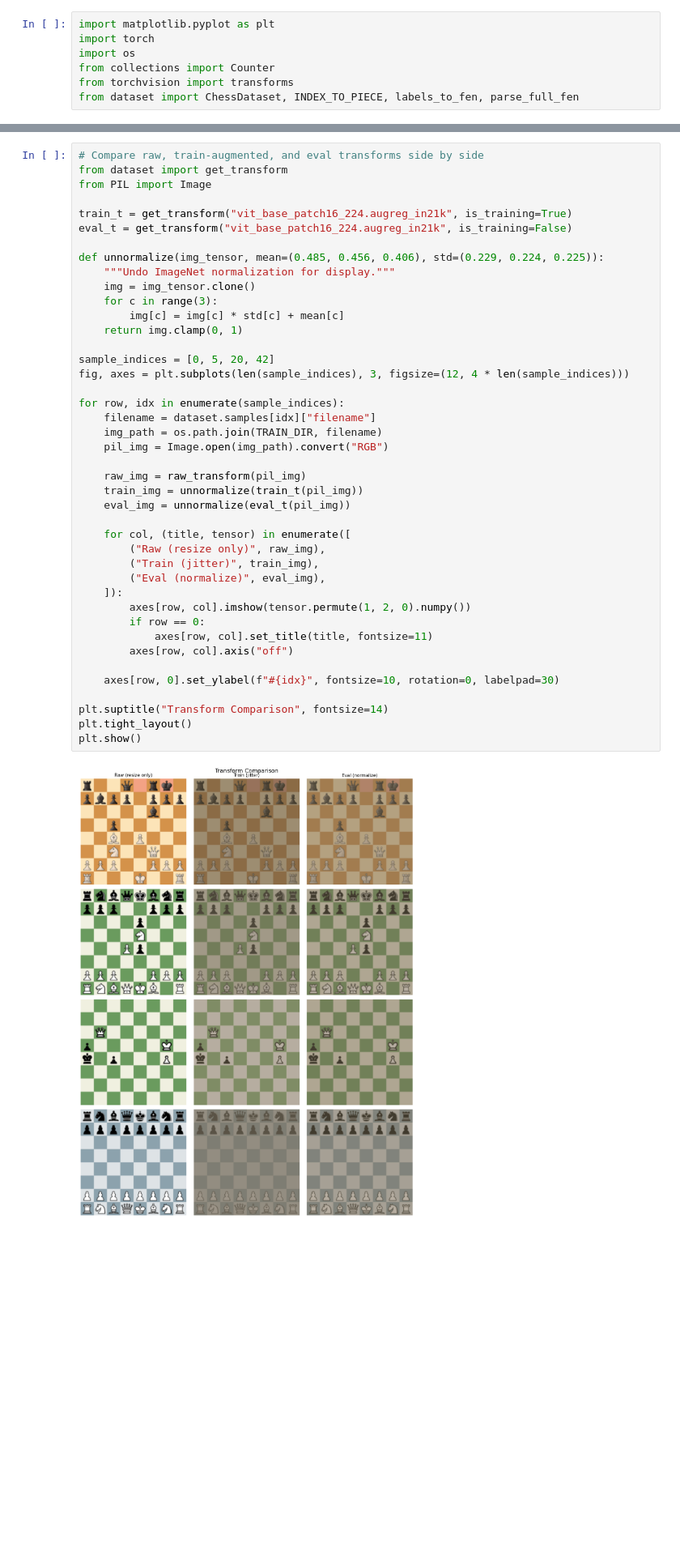
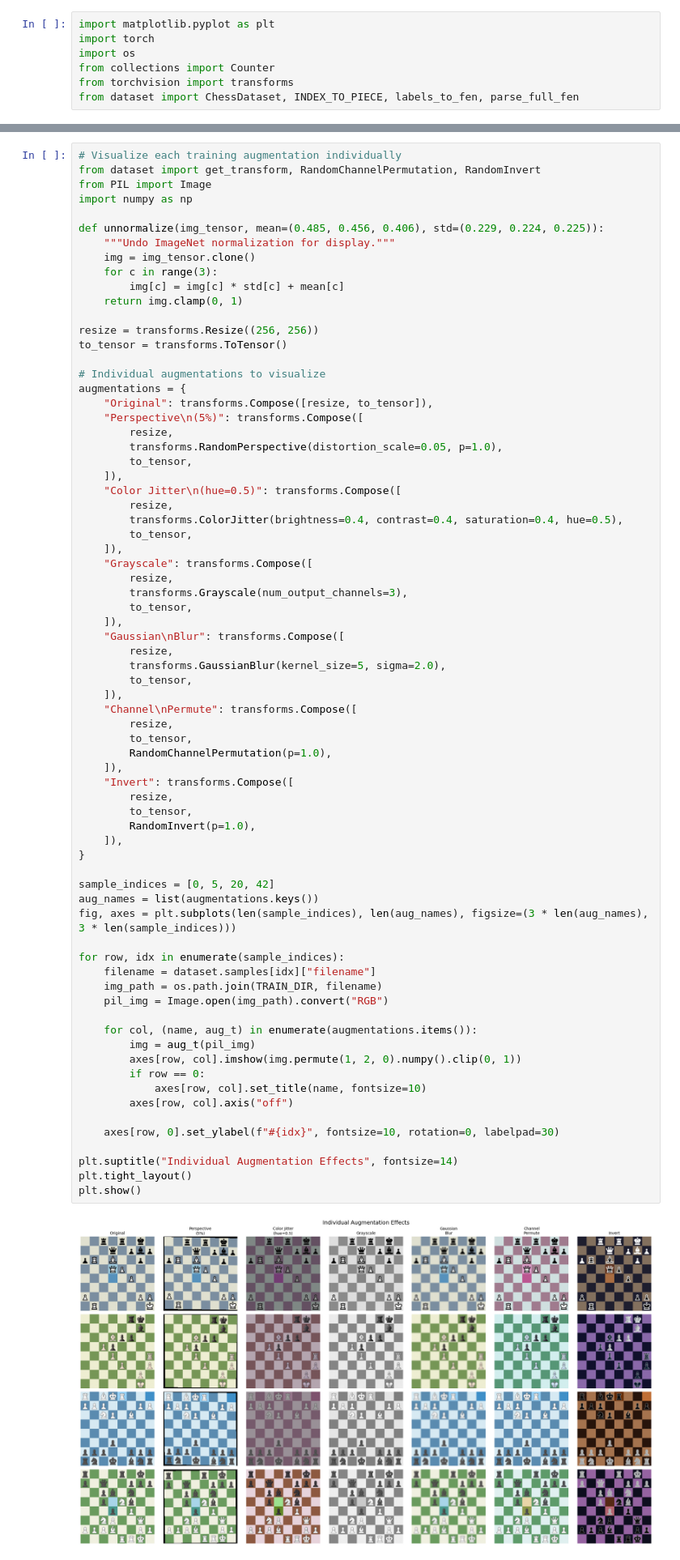
Before and after one commit to cloudui/chess-vision, a Jupyter notebook: visualize.ipynb, the cells around one changed output, grey strips where cells are left out. Shown at 81% size. Cells and saved outputs as stored; diff of their text form; blank space fills up the shorter version.

Commit message:
Update notebook with perspective transform visualization

```diff
--- a/visualize.ipynb
+++ b/visualize.ipynb
@@ -166,44 +166,74 @@ else:
 # %%
-# Compare raw, train-augmented, and eval transforms side by side
-from dataset import get_transform
+# Visualize each training augmentation individually
+from dataset import get_transform, RandomChannelPermutation, RandomInvert
 from PIL import Image
-
-train_t = get_transform("vit_base_patch16_224.augreg_in21k", is_training=True)
-eval_t = get_transform("vit_base_patch16_224.augreg_in21k", is_training=False)
+import numpy as np
 
 def unnormalize(img_tensor, mean=(0.485, 0.456, 0.406), std=(0.229, 0.224, 0.225)):
     """Undo ImageNet normalization for display."""
     img = img_tensor.clone()
     for c in range(3):
         img[c] = img[c] * std[c] + mean[c]
     return img.clamp(0, 1)
 
+resize = transforms.Resize((256, 256))
+to_tensor = transforms.ToTensor()
+
+# Individual augmentations to visualize
+augmentations = {
+    "Original": transforms.Compose([resize, to_tensor]),
+    "Perspective\n(5%)": transforms.Compose([
+        resize,
+        transforms.RandomPerspective(distortion_scale=0.05, p=1.0),
+        to_tensor,
+    ]),
+    "Color Jitter\n(hue=0.5)": transforms.Compose([
+        resize,
+        transforms.ColorJitter(brightness=0.4, contrast=0.4, saturation=0.4, hue=0.5),
+        to_tensor,
+    ]),
+    "Grayscale": transforms.Compose([
+        resize,
+        transforms.Grayscale(num_output_channels=3),
+        to_tensor,
+    ]),
+    "Gaussian\nBlur": transforms.Compose([
+        resize,
+        transforms.GaussianBlur(kernel_size=5, sigma=2.0),
+        to_tensor,
+    ]),
+    "Channel\nPermute": transforms.Compose([
+        resize,
+        to_tensor,
+        RandomChannelPermutation(p=1.0),
+    ]),
+    "Invert": transforms.Compose([
+        resize,
+        to_tensor,
+        RandomInvert(p=1.0),
+    ]),
+}
+
 sample_indices = [0, 5, 20, 42]
-fig, axes = plt.subplots(len(sample_indices), 3, figsize=(12, 4 * len(sample_indices)))
+aug_names = list(augmentations.keys())
+fig, axes = plt.subplots(len(sample_indices), len(aug_names), figsize=(3 * len(aug_names), 3 * len(sample_indices)))
 
 for row, idx in enumerate(sample_indices):
     filename = dataset.samples[idx]["filename"]
     img_path = os.path.join(TRAIN_DIR, filename)
     pil_img = Image.open(img_path).convert("RGB")
 
-    raw_img = raw_transform(pil_img)
-    train_img = unnormalize(train_t(pil_img))
-    eval_img = unnormalize(eval_t(pil_img))
-
-    for col, (title, tensor) in enumerate([
-        ("Raw (resize only)", raw_img),
-        ("Train (jitter)", train_img),
-        ("Eval (normalize)", eval_img),
-    ]):
-        axes[row, col].imshow(tensor.permute(1, 2, 0).numpy())
+    for col, (name, aug_t) in enumerate(augmentations.items()):
+        img = aug_t(pil_img)
+        axes[row, col].imshow(img.permute(1, 2, 0).numpy().clip(0, 1))
         if row == 0:
-            axes[row, col].set_title(title, fontsize=11)
+            axes[row, col].set_title(name, fontsize=10)
         axes[row, col].axis("off")
 
     axes[row, 0].set_ylabel(f"#{idx}", fontsize=10, rotation=0, labelpad=30)
 
-plt.suptitle("Transform Comparison", fontsize=14)
+plt.suptitle("Individual Augmentation Effects", fontsize=14)
 plt.tight_layout()
 plt.show()
 # %% [output]
-[figure, old version]
+[figure, new version]
```
Also changed, not shown: parts of 7 cells of this notebook.
